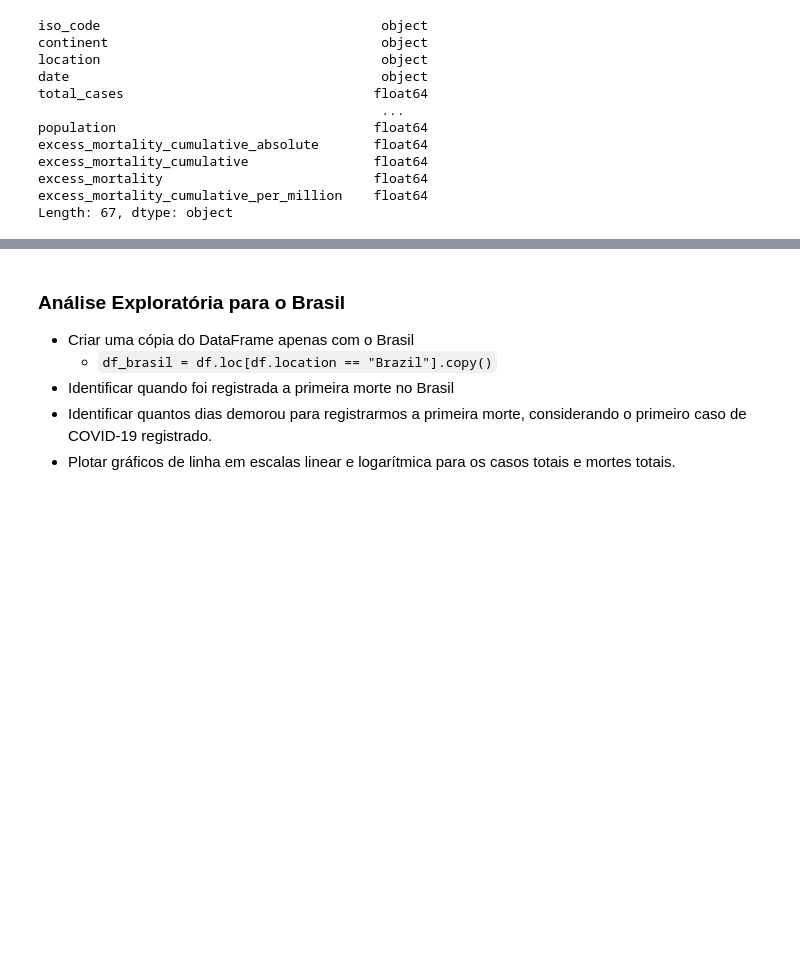
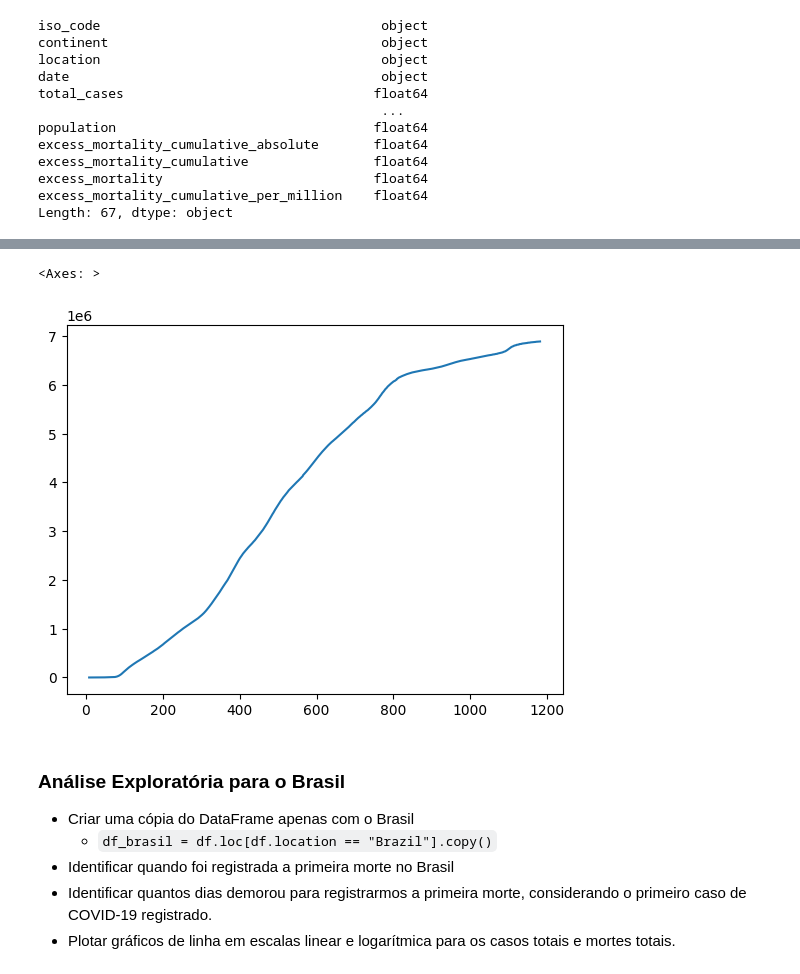
Before and after one commit to Pdias81/DTScience, a Jupyter notebook: [Template]_Panorama_do_COVID_19_no_Brasil.ipynb, the cells around one changed output, grey strips where cells are left out. Saved outputs shown, nothing was run; the diff lists cells and outputs as text; code cells hidden in the pictures; blank space fills up the shorter version.

```diff
--- a/[Template]_Panorama_do_COVID_19_no_Brasil.ipynb
+++ b/[Template]_Panorama_do_COVID_19_no_Brasil.ipynb
@@ -136,3 +240,8 @@ Length: 67, dtype: object
+# %%
+df.loc[df.location == "World", "total_deaths"].reset_index(drop=True).plot()
+# %% [output]
+<Axes: >
+[figure, added]
 # %% [markdown]
 ### Análise Exploratória para o Brasil
 
```
Also changed, not shown: parts of 29 cells of this notebook.
